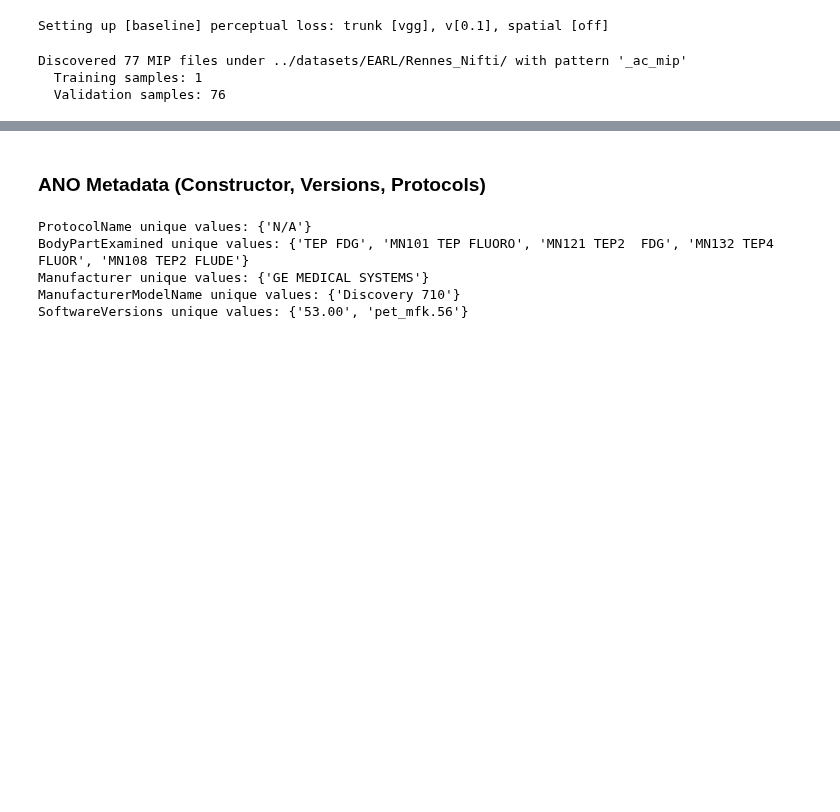
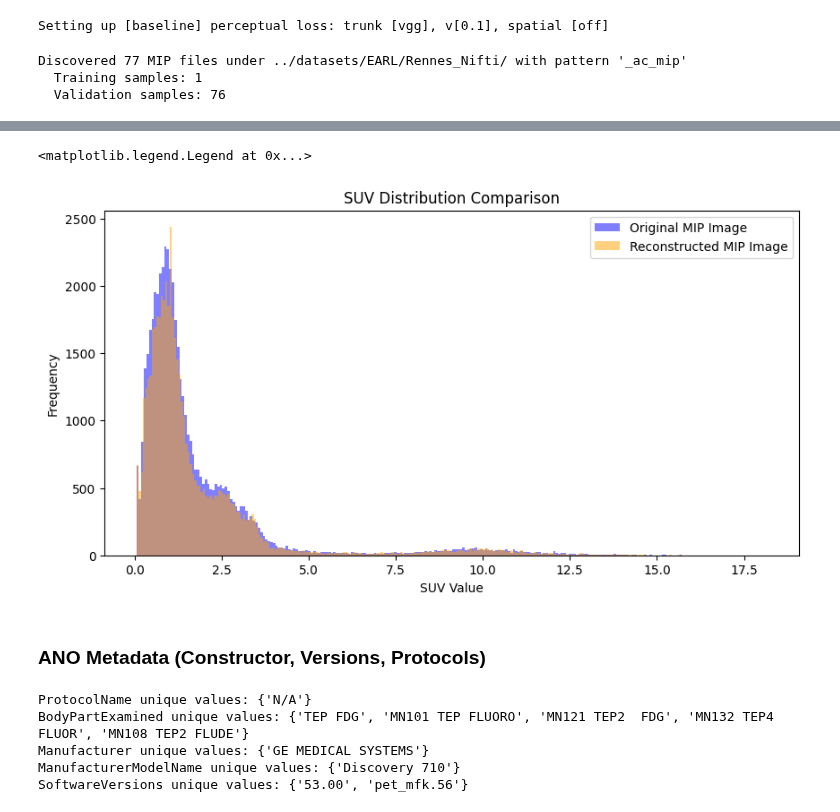
Before and after one commit to Arksyd96/federated-pet-harmonization, a Jupyter notebook: draft.ipynb, the cells around one changed output, grey strips where cells are left out. Saved outputs shown, nothing was run; the diff lists cells and outputs as text; code cells hidden in the pictures; blank space fills up the shorter version.

```diff
--- a/draft.ipynb
+++ b/draft.ipynb
@@ -314,3 +361,20 @@ true.min(), true.max(), recon.min(), recon.max()
+# %%
+### Display SUV histograms per each image
+
+# Filter values
+true_filtered = true[true >= 0.05].cpu().numpy().flatten()
+recon_filtered = recon[recon >= 0.05].cpu().numpy().flatten()
+
+plt.figure(figsize=(10, 5))
+plt.hist(true_filtered, bins=250, alpha=0.5, label='Original MIP Image', color='blue')
+plt.hist(recon_filtered, bins=250, alpha=0.5, label='Reconstructed MIP Image', color='orange')
+plt.title('SUV Distribution Comparison')
+plt.xlabel('SUV Value')
+plt.ylabel('Frequency')
+plt.legend()
+# %% [output]
+<matplotlib.legend.Legend at 0x...>
+[figure, added]
 # %% [markdown]
 ### ANO Metadata (Constructor, Versions, Protocols)
 # %%
```
Also changed, not shown: parts of 7 cells of this notebook, 2 other files.
